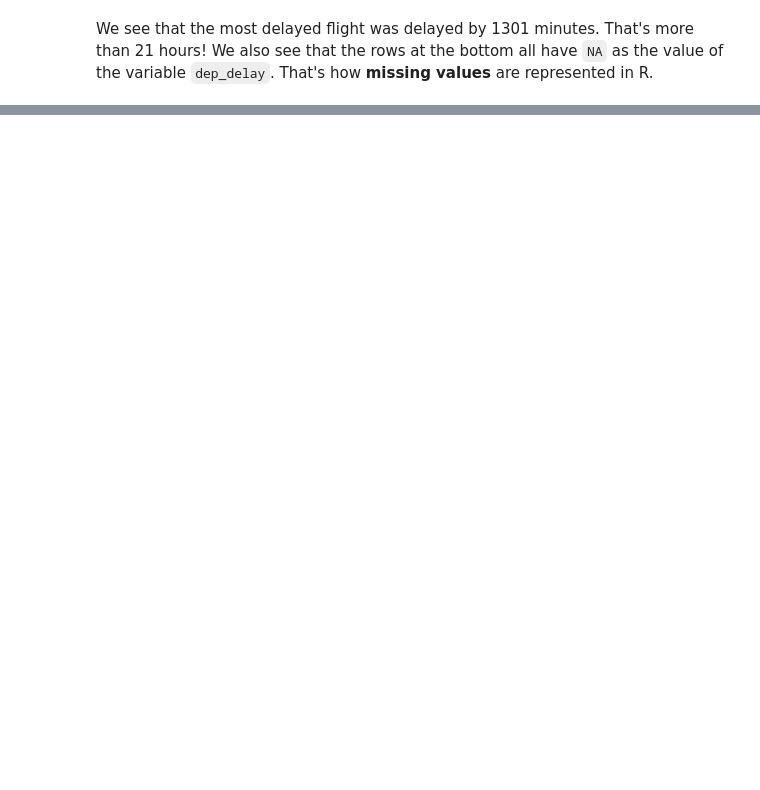
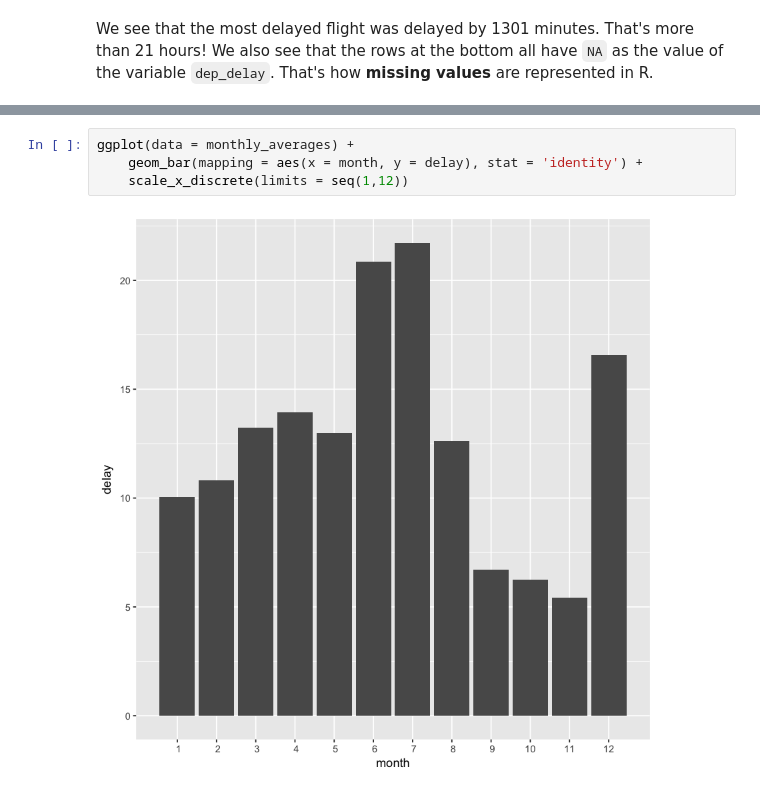
Before and after one commit to ambujtewari/stats306-fall2017, a Jupyter notebook: Lecture00.ipynb, the cells around one changed output, grey strips where cells are left out. Drawn from its saved outputs; the diff is of its cells as text; blank space fills up the shorter version.

```diff
--- a/Lecture00.ipynb
+++ b/Lecture00.ipynb
@@ -126,0 +146,6 @@ We see that the most delayed flight was delayed by 1301 minutes. That's more tha
+# %%
+ggplot(data = monthly_averages) +
+    geom_bar(mapping = aes(x = month, y = delay), stat = 'identity') +
+    scale_x_discrete(limits = seq(1,12))
+# %% [output]
+[figure, added]
```
Also changed, not shown: parts of 2 cells of this notebook.
